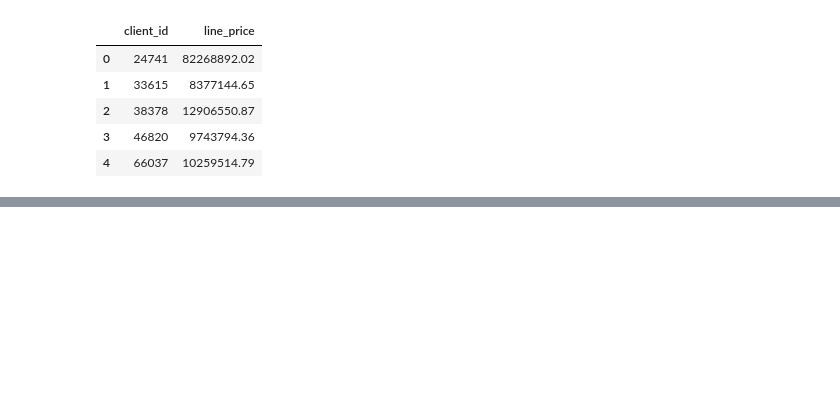
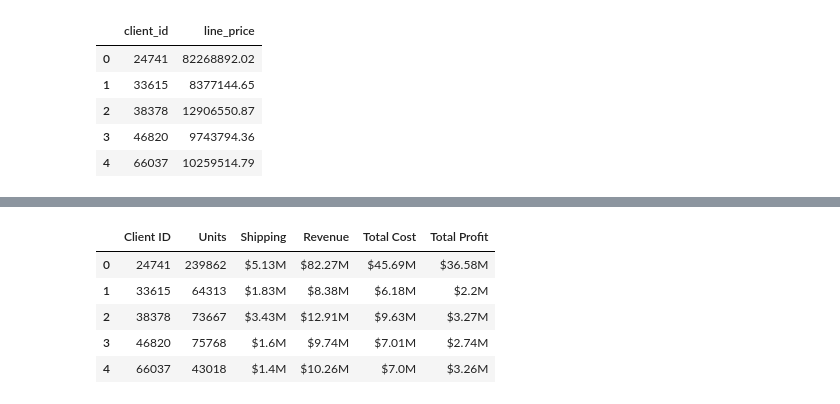
Before and after one commit to LardexTheLarge/pandas-challenge-1, a Jupyter notebook: module_4_challenge.ipynb, the cells around one changed output, grey strips where cells are left out. Cells and saved outputs as stored; diff of their text form; code cells hidden in the pictures; blank space fills up the shorter version.

```diff
--- a/module_4_challenge.ipynb
+++ b/module_4_challenge.ipynb
@@ -275,6 +268,27 @@ summaryDF
 # %%
 # Format the data and rename the columns
 # to names suitable for presentation.
 # Currency should be in millions of dollars.
+def millions(x):
+    return f"${round(x / 1_000_000, 2)}M"
+
+renameDF = summaryDF.rename(columns={
+    "client_id": "Client ID",
+    "qty": "Units",
+    "shipping_price": "Shipping",
+    "line_price": "Revenue",
+    "line_cost": "Total Cost",
+    "line_profit": "Total Profit"})
+
+renameDF[["Shipping", "Revenue", "Total Cost", "Total Profit"]] = renameDF[["Shipping", "Revenue", "Total Cost", "Total Profit"]].map(millions)
+
+renameDF
+# %% [output]
+|  | Client ID | Units | Shipping | Revenue | Total Cost | Total Profit |
+| 0 | 24741 | 239862 | $5.13M | $82.27M | $45.69M | $36.58M |
+| 1 | 33615 | 64313 | $1.83M | $8.38M | $6.18M | $2.2M |
+| 2 | 38378 | 73667 | $3.43M | $12.91M | $9.63M | $3.27M |
+| 3 | 46820 | 75768 | $1.6M | $9.74M | $7.01M | $2.74M |
+| 4 | 66037 | 43018 | $1.4M | $10.26M | $7.0M | $3.26M |
 # %%
 # Sort the updated data by "Total Profit" form highest to lowest
```
Also changed, not shown: parts of 4 cells of this notebook.
